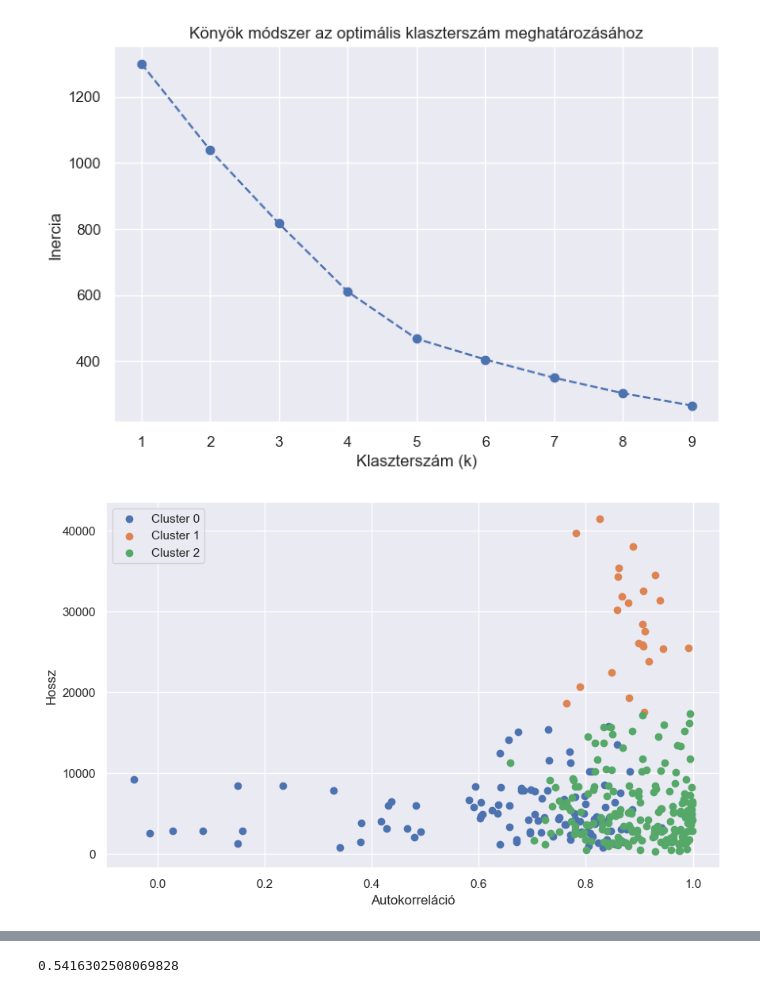
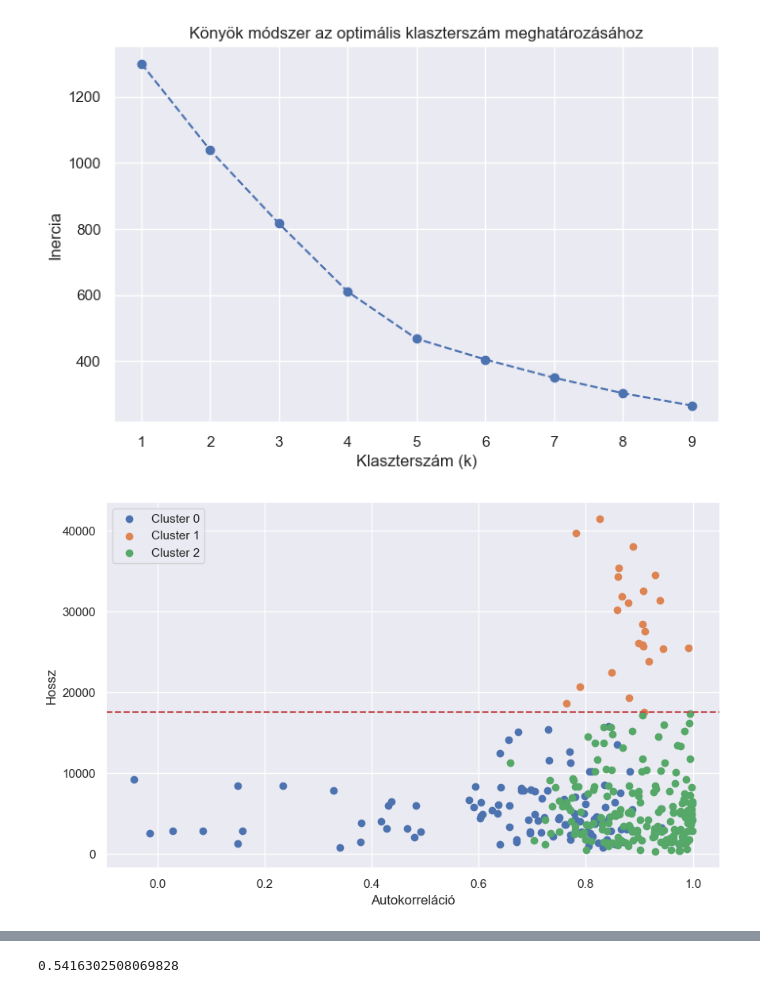
Before and after one commit to czotterbenedek/time-series-ensemble-segmentation, a Jupyter notebook: onlab_tfb4fy.ipynb, the cells around one changed output, grey strips where cells are left out. Cells and saved outputs as stored; diff of their text form; code cells hidden in the pictures.

```diff
--- a/onlab_tfb4fy.ipynb
+++ b/onlab_tfb4fy.ipynb
@@ -819,13 +820,15 @@ features_df["Cluster"] = kmeans.fit_predict(features_scaled)
 # %%
 plt.figure(figsize=(10, 6))
 for cluster in range(optimal_k):
     subset = features_df[features_df["Cluster"] == cluster]
     plt.scatter(subset["autocorr"], subset["length"], label=f"Cluster {cluster}")
     plt.xlabel("Autokorreláció")
     plt.ylabel("Hossz")
     plt.legend()
+plt.axhline(y=17500, color='r', linestyle='--', label="Hossz küszöb")
+plt.show()
 # %% [output]
-[figure, old version]
+[figure, new version]
 # %%
 #tssb['cluster'] = features_df['Cluster'].values
 #has_for_tcnautoencoder['cluster'] = features_df['Cluster'].values
```
Also changed, not shown: parts of 12 cells of this notebook.
